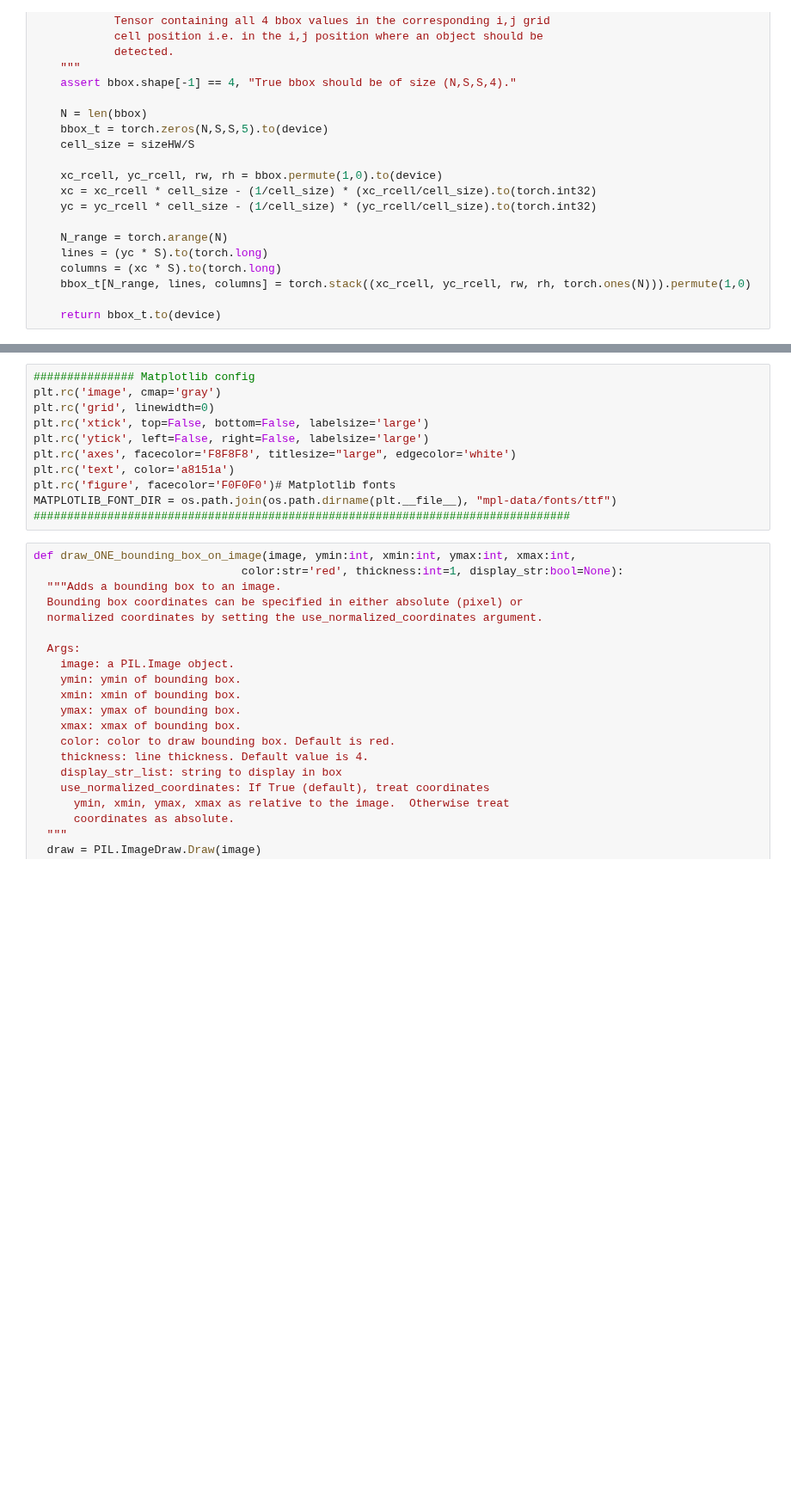
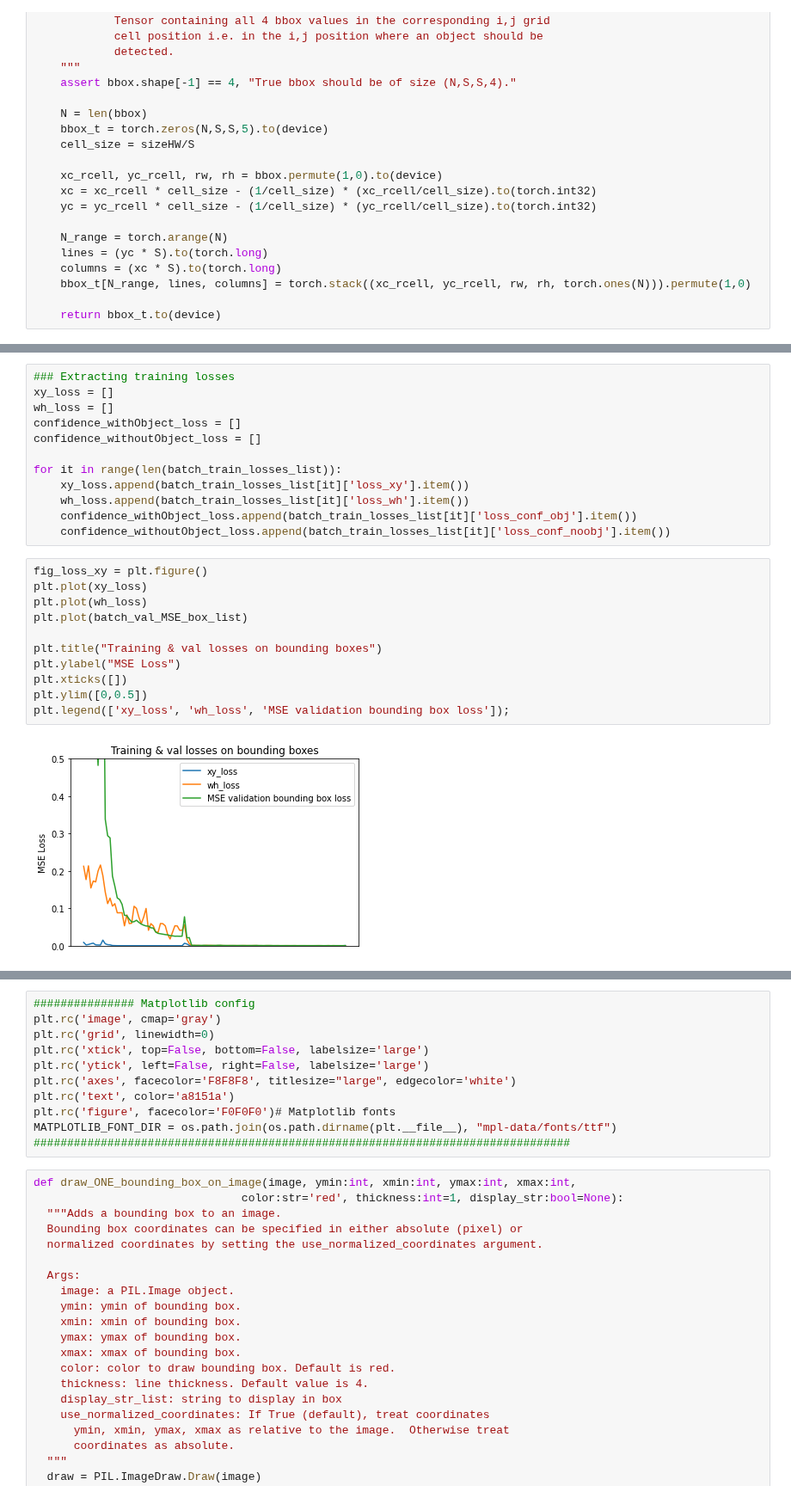
Before and after one commit to E-delweiss/Food_Recognition, a Jupyter notebook: WarmingUp_with_MNIST/YOLO_MNIST_Localization.ipynb, the cells around one changed output, grey strips where cells are left out. Shown at 86% size. Drawn from its saved outputs; the diff is of its cells as text; blank space fills up the shorter version.

```diff
--- a/WarmingUp_with_MNIST/YOLO_MNIST_Localization.ipynb
+++ b/WarmingUp_with_MNIST/YOLO_MNIST_Localization.ipynb
@@ -590,0 +803,25 @@ def intersection_over_union(bboxes1:torch.Tensor, bboxes2:torch.Tensor)->torch.T
+# %%
+### Extracting training losses
+xy_loss = []
+wh_loss = []
+confidence_withObject_loss = []
+confidence_withoutObject_loss = []
+
+for it in range(len(batch_train_losses_list)):
+    xy_loss.append(batch_train_losses_list[it]['loss_xy'].item())
+    wh_loss.append(batch_train_losses_list[it]['loss_wh'].item())
+    confidence_withObject_loss.append(batch_train_losses_list[it]['loss_conf_obj'].item())
+    confidence_withoutObject_loss.append(batch_train_losses_list[it]['loss_conf_noobj'].item())
+# %%
+fig_loss_xy = plt.figure()
+plt.plot(xy_loss)
+plt.plot(wh_loss)
+plt.plot(batch_val_MSE_box_list)
+
+plt.title("Training & val losses on bounding boxes")
+plt.ylabel("MSE Loss")
+plt.xticks([])
+plt.ylim([0,0.5])
+plt.legend(['xy_loss', 'wh_loss', 'MSE validation bounding box loss']);
+# %% [output]
+[figure, added]
```
Also changed, not shown: parts of 42 cells of this notebook.
